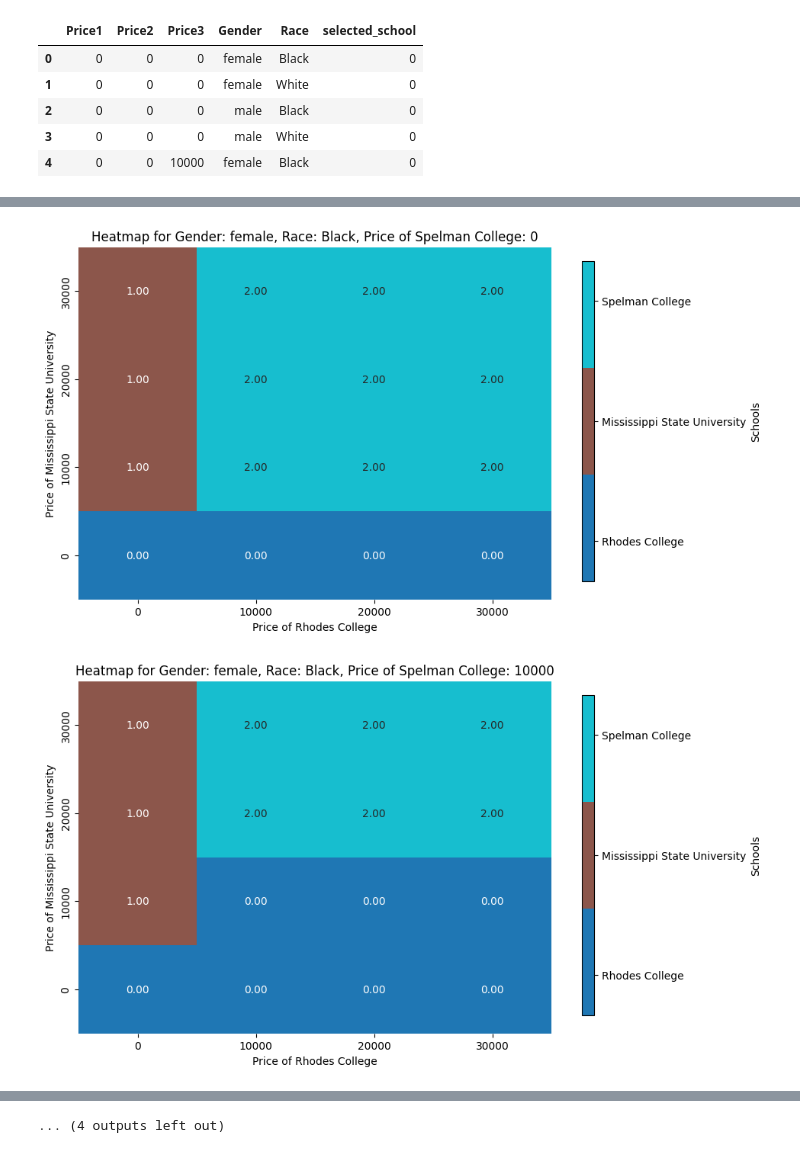
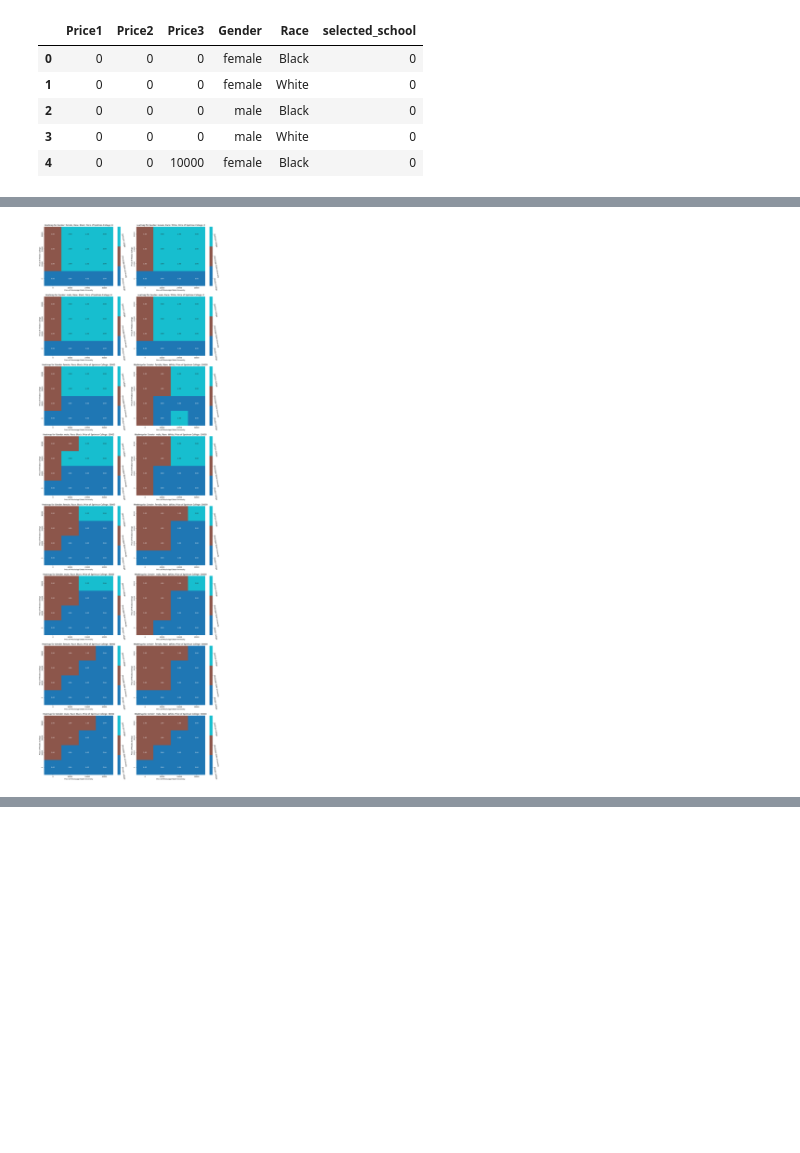
Before and after one commit to austinMLB/NLPExplainabilityProject, a Jupyter notebook: llama3_8b_text_completion.ipynb, the cells around one changed output, grey strips where cells are left out. Drawn from its saved outputs; the diff is of its cells as text; code cells hidden in the pictures; blank space fills up the shorter version.

```diff
--- a/llama3_8b_text_completion.ipynb
+++ b/llama3_8b_text_completion.ipynb
@@ -231,8 +234,8 @@ def create_heatmaps(df, all_schools):
         plt.figure(figsize=(8, 6))
         plt.title(f"Heatmap for Gender: {gender}, Race: {race}, Price of {all_schools[2]}: {price3}")
         sns.heatmap(pivot_table, cmap=cmap, annot=True, fmt=".2f", vmin=0, vmax=2, cbar=False)
-        plt.xlabel(f"Price of {all_schools[0]}")
-        plt.ylabel(f"Price of {all_schools[1]}")
+        plt.xlabel(f"Price of {all_schools[1]}")
+        plt.ylabel(f"Price of {all_schools[0]}")
 
         # Reverse the y-axis
         plt.gca().invert_yaxis()
@@ -270,48 +273,55 @@ create_heatmaps(df, all_schools)
 # %%
 import seaborn as sns
 import matplotlib.pyplot as plt
 import numpy as np
 import matplotlib.cm as cm
 
 # Function to create heatmap for each unique combination of Gender, Race, and Price1
 def create_heatmaps(df, all_schools):
-    # Group the DataFrame by Gender, Race, and Price1
-    grouped = df.groupby(['Gender', 'Race', 'Price3'])
+    # Group the DataFrame by Price3, Gender, and Race
+    grouped = df.groupby(['Price3', 'Gender', 'Race'])
 
     # Get a predefined discrete color map with 3 colors
     cmap = plt.cm.get_cmap('tab10', 3)
 
-    # Iterate over each group
-    for (gender, race, price3), group in grouped:
+    # Define the number of rows and columns for the subplot grid
+    num_rows = (len(grouped) + 1) // 2  # Add 1 to ensure that even number of rows for odd number of groups
+    num_cols = 2
+
+    # Create a subplot grid
+    fig, axs = plt.subplots(num_rows, num_cols, figsize=(16, 6*num_rows))
+
+    # Flatten the subplot grid for easier iteration
+    axs = axs.flatten()
+
+    # Iterate over each group and plot two heatmaps side by side
+    for i, ((price3, gender, race), group) in enumerate(grouped):
         # Create a pivot table with Price1 and Price2 as indices
         pivot_table = group.pivot_table(index='Price1', columns='Price2', values='selected_school', aggfunc=np.mean)
 
-        # Plot heatmap without default color bar
-        plt.figure(figsize=(8, 6))
-        plt.title(f"Heatmap for Gender: {gender}, Race: {race}, Price of {all_schools[2]}: {price3}")
-        sns.heatmap(pivot_table, cmap=cmap, annot=True, fmt=".2f", vmin=0, vmax=2, cbar=False)
-        plt.xlabel(f"Price of {all_schools[0]}")
-        plt.ylabel(f"Price of {all_schools[1]}")
+        # Plot heatmap
+        sns.heatmap(pivot_table, cmap=cmap, annot=True, fmt=".2f", vmin=0, vmax=2, ax=axs[i])
+
+        # Set title for the subplot
+        axs[i].set_title(f"Heatmap for Gender: {gender}, Race: {race}, Price of {all_schools[2]}: {price3}")
+
+        # Set labels for x-axis and y-axis
+        axs[i].set_xlabel(f"Price of {all_schools[1]}")
+        axs[i].set_ylabel(f"Price of {all_schools[0]}")
 
         # Reverse the y-axis
-        plt.gca().invert_yaxis()
+        axs[i].invert_yaxis()
 
-        # Create a dummy mappable for color bar creation
-        mappable = cm.ScalarMappable(cmap=cmap, norm=plt.Normalize(vmin=0, vmax=2))
-        mappable.set_array([])
+        # Create a color bar legend with school names
+        cbar = axs[i].collections[0].colorbar
+        cbar.set_ticks([.25, 1, 1.75])
 
-        # Create an axis for the color bar
-        cax = plt.gca().figure.add_axes([0.95, 0.15, 0.02, 0.7])  # [left, bottom, width, height]
-
-        # Create color bar legend with school names
-        cbar = plt.colorbar(mappable, ticks=[.25, 1, 1.75], cax=cax)
-        cbar.ax.set_yticklabels(all_schools)
-        cbar.set_label('Schools')
-
-        plt.show()
+        # Create a color bar legend with school names
+        cbar.ax.set_yticklabels(all_schools, rotation=-80)
+    plt.tight_layout()
+    plt.show()
 
 # Call the function to create heatmaps
 create_heatmaps(df, all_schools)
 # %% [output]
-[figure, old version]
+[figure, new version]
-[figure, removed]
@@ -328 +327,0 @@ create_heatmaps(df, all_schools)
-... (4 outputs left out)
```
Also changed, not shown: parts of 11 cells of this notebook.
